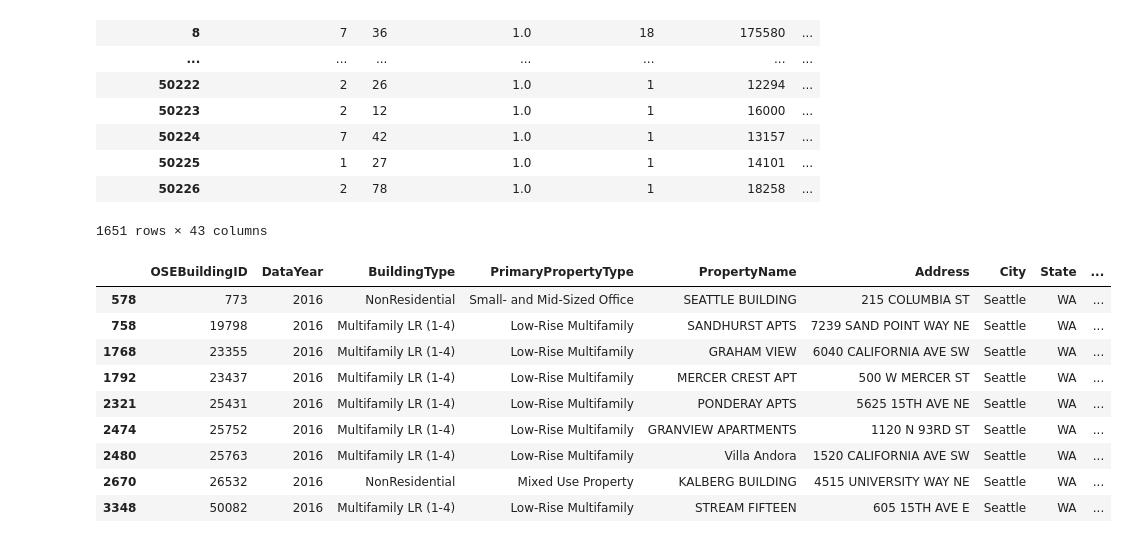
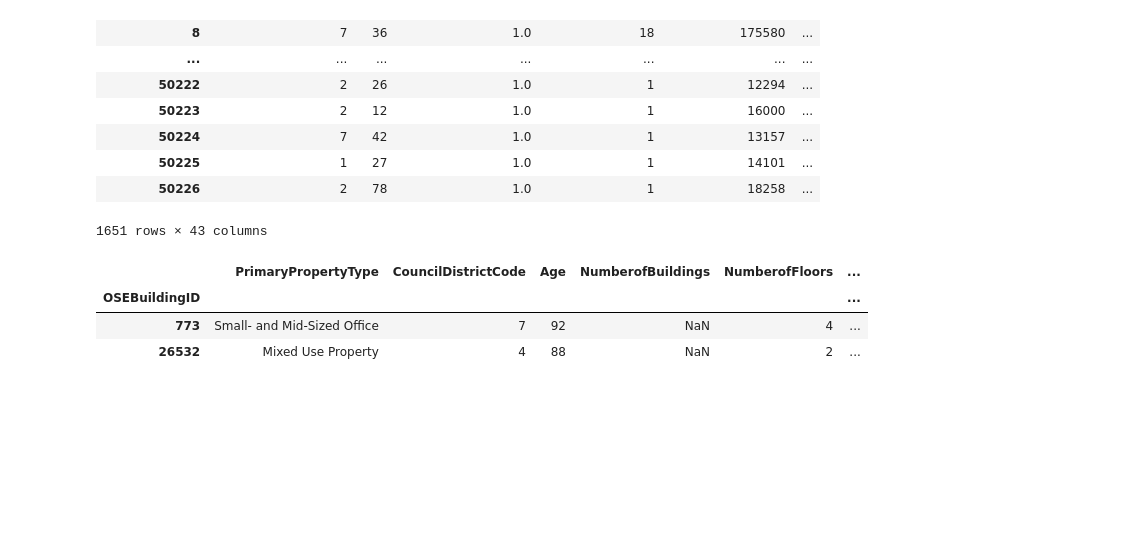
Before and after one commit to ThomasMeb/Anticiper_besoins_des_batiments, a Jupyter notebook: Explo.ipynb, the cells around one changed output. Cells and saved outputs as stored; diff of their text form; code cells hidden in the pictures; blank space fills up the shorter version.

```diff
--- a/Explo.ipynb
+++ b/Explo.ipynb
@@ -211,7 +211,7 @@ df['NaturalGas(kBtu)']=df['NaturalGas(kBtu)']/df['SiteEnergyUse(kBtu)']*100
 df.rename(columns={'SteamUse(kBtu)' : 'SteamUse (%)' , 'Electricity(kBtu)' : 'Electricity (%)' , 'NaturalGas(kBtu)' : 'NaturalGas(%)'},inplace = True)
 # %%
 basket = ['DataYear','BuildingType','PropertyName','Address','City','State','ZipCode','TaxParcelIdentificationNumber',
-         'Neighborhood','Latitude','Longitude','ListOfAllPropertyUseTypes','SecondLargestPropertyUseType','SecondLargestPropertyUseTypeGFA',
+         'Neighborhood','Latitude','Longitude','ListOfAllPropertyUseTypes','LargestPropertyUseType','SecondLargestPropertyUseType','SecondLargestPropertyUseTypeGFA',
          'ThirdLargestPropertyUseType','ThirdLargestPropertyUseTypeGFA','YearsENERGYSTARCertified','Electricity(kWh)',
          'NaturalGas(therms)','Comments','DefaultData','ComplianceStatus','Outlier']
 # %%
@@ -271,15 +271,9 @@ pd.get_dummies(df, columns = ['PrimaryPropertyType'])
 | 50226 | 2 | 78 | 1.0 | 1 | 18258 | ... |
 1651 rows × 43 columns
 # %%
-data.loc[data['TotalGHGEmissions'].isnull()]
+df.loc[df['TotalGHGEmissions'].isnull()]
 # %% [output]
-|  | OSEBuildingID | DataYear | BuildingType | PrimaryPropertyType | PropertyName | Address | City | State | ... |
-| 578 | 773 | 2016 | NonResidential | Small- and Mid-Sized Office | SEATTLE BUILDING | 215 COLUMBIA ST | Seattle | WA | ... |
-| 758 | 19798 | 2016 | Multifamily LR (1-4) | Low-Rise Multifamily | SANDHURST APTS | 7239 SAND POINT WAY NE | Seattle | WA | ... |
-| 1768 | 23355 | 2016 | Multifamily LR (1-4) | Low-Rise Multifamily | GRAHAM VIEW | 6040 CALIFORNIA AVE SW | Seattle | WA | ... |
-| 1792 | 23437 | 2016 | Multifamily LR (1-4) | Low-Rise Multifamily | MERCER CREST APT | 500 W MERCER ST | Seattle | WA | ... |
-| 2321 | 25431 | 2016 | Multifamily LR (1-4) | Low-Rise Multifamily | PONDERAY APTS | 5625 15TH AVE NE | Seattle | WA | ... |
-| 2474 | 25752 | 2016 | Multifamily LR (1-4) | Low-Rise Multifamily | GRANVIEW APARTMENTS | 1120 N 93RD ST | Seattle | WA | ... |
-| 2480 | 25763 | 2016 | Multifamily LR (1-4) | Low-Rise Multifamily | Villa Andora | 1520 CALIFORNIA AVE SW | Seattle | WA | ... |
-| 2670 | 26532 | 2016 | NonResidential | Mixed Use Property | KALBERG BUILDING | 4515 UNIVERSITY WAY NE | Seattle | WA | ... |
-| 3348 | 50082 | 2016 | Multifamily LR (1-4) | Low-Rise Multifamily | STREAM FIFTEEN | 605 15TH AVE E | Seattle | WA | ... |
+|  | PrimaryPropertyType | CouncilDistrictCode | Age | NumberofBuildings | NumberofFloors | ... |
+| OSEBuildingID |  |  |  |  |  | ... |
+| 773 | Small- and Mid-Sized Office | 7 | 92 | NaN | 4 | ... |
+| 26532 | Mixed Use Property | 4 | 88 | NaN | 2 | ... |
```
Also changed, not shown: parts of 1 cell of this notebook.
